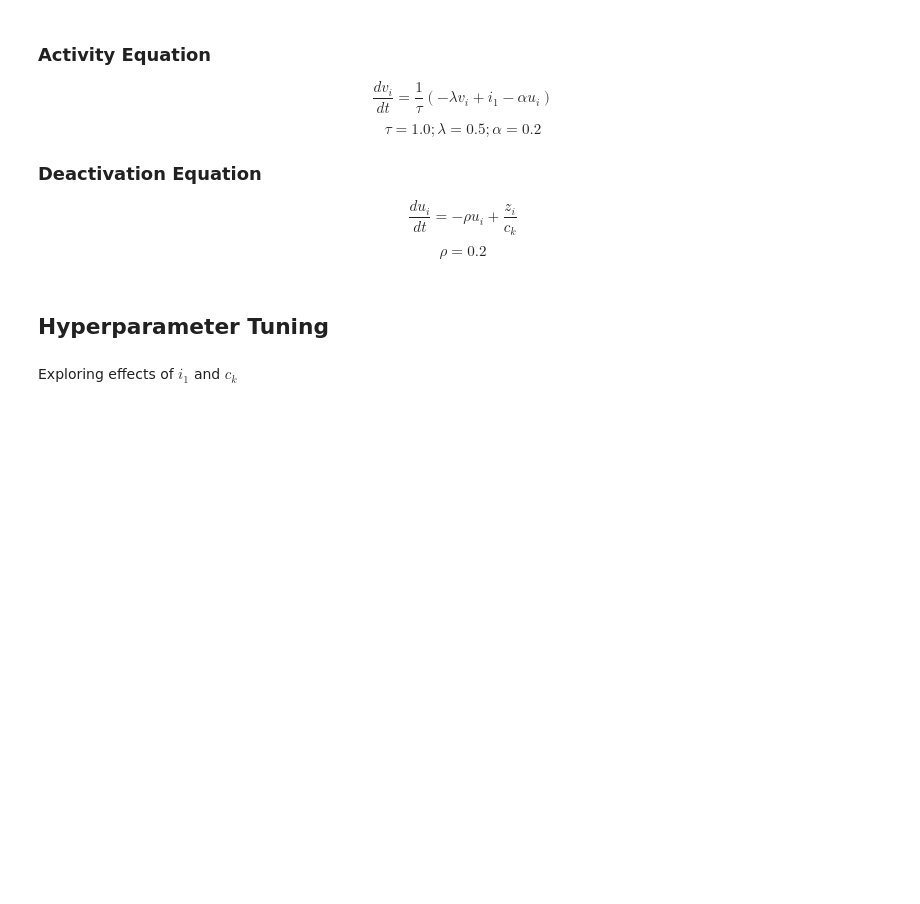
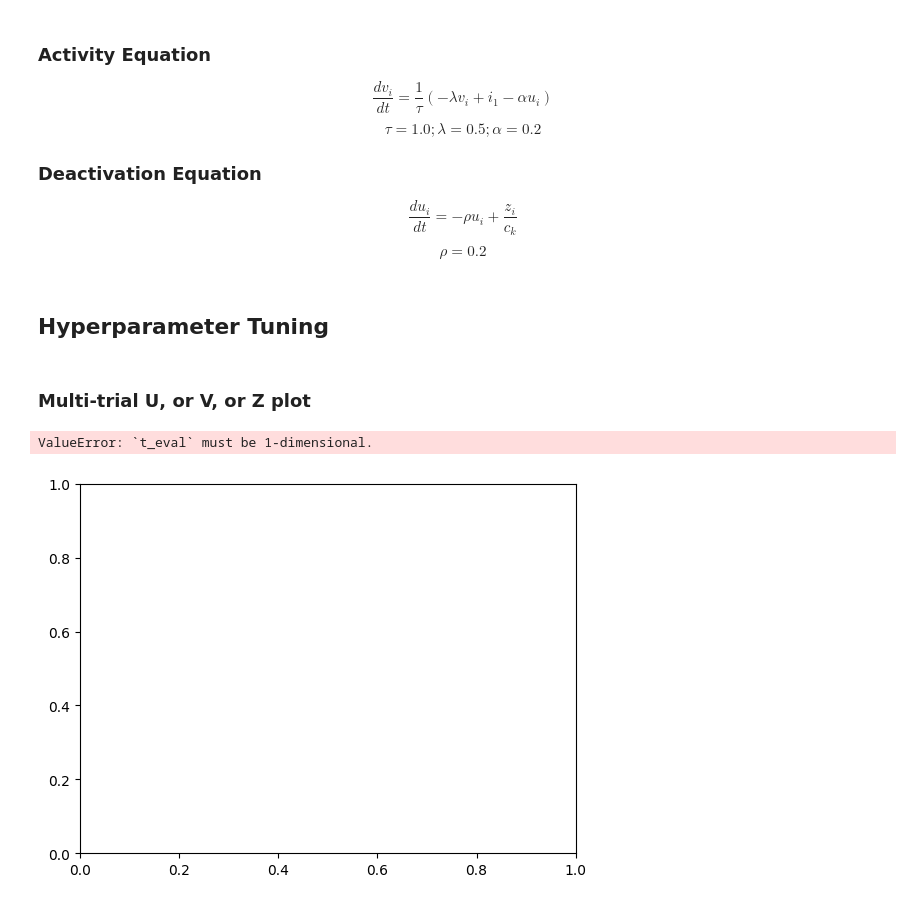
Before and after one commit to r-schad/Code-Ring-Network, a Jupyter notebook: experiments/single_ring_neuron/single_ring_neuron.ipynb, the cells around one changed output. Saved outputs shown, nothing was run; the diff lists cells and outputs as text; code cells hidden in the pictures; blank space fills up the shorter version.

```diff
--- a/experiments/single_ring_neuron/single_ring_neuron.ipynb
+++ b/experiments/single_ring_neuron/single_ring_neuron.ipynb
@@ -35,5 +49,36 @@ def doodle(t, state, p):
     ]
 # %% [markdown]
 ## Hyperparameter Tuning
-# %% [markdown]
-Exploring effects of $i_1$ and $c_k$
+# %% [markdown]
+### Multi-trial U, or V, or Z plot
+# %%
+fig,ax = plt.subplots()
+for c in [0.01, 0.2, 0.5, 0.8, 1.0, 2.0, 3.0]:
+# for i in [0.05, 0.1, 0.15, 0.2, 0.25, 0.3, 50]:
+# for i in [0.1]:
+    params = {
+        'tau': 1.0,
+        'lambda': 10.0,
+        'i': 1.0,
+        # 'alpha': 0.2,
+        'rho': 0.5,
+        'c': c,
+        'beta': 40.0,
+        'mu': 0.1
+    }
+    result = solve_ivp(fun=lambda t, state: doodle(t, state, params), t_span=(0,20), t_eval=t, y0=y0)
+    # fig,ax = plt.subplots()
+    # ax.plot(t,result.y[0].T,label=f'v with i={i}')
+    # ax.plot(t,result.y[1].T,label=f'u with i={i}')
+    ax.plot(t,transform(result.y[0], params['beta'], params['mu']).T,label=f'z with i={i}')
+    ax.legend(loc='lower right')
+    # ax.set_ylim([0, 1])
+    ax.set_xlabel('t')
+    ax.set_ylabel('z')
+    # ax.set_title(f"Output (z) Over Varying i\ntau={params['tau']}|i={params['i']}|alpha={params['alpha']}|rho={params['rho']}|beta={params['beta']}|mu={params['mu']}".replace('.','p').replace('|',' - '))
+    plt.tight_layout()
+    # plt.savefig(f"plots\\tau={params['tau']}|lambda={params['lambda']}|i={params['i']}|alpha={params['alpha']}|rho={params['rho']}|c={params['c']}|beta={params['beta']}|mu={params['mu']}".replace('.','p').replace('|',' - '))
+    # plt.show()
+# %% [output]
+ValueError: `t_eval` must be 1-dimensional.
+[figure, added]
```
Also changed, not shown: parts of 9 cells of this notebook.
